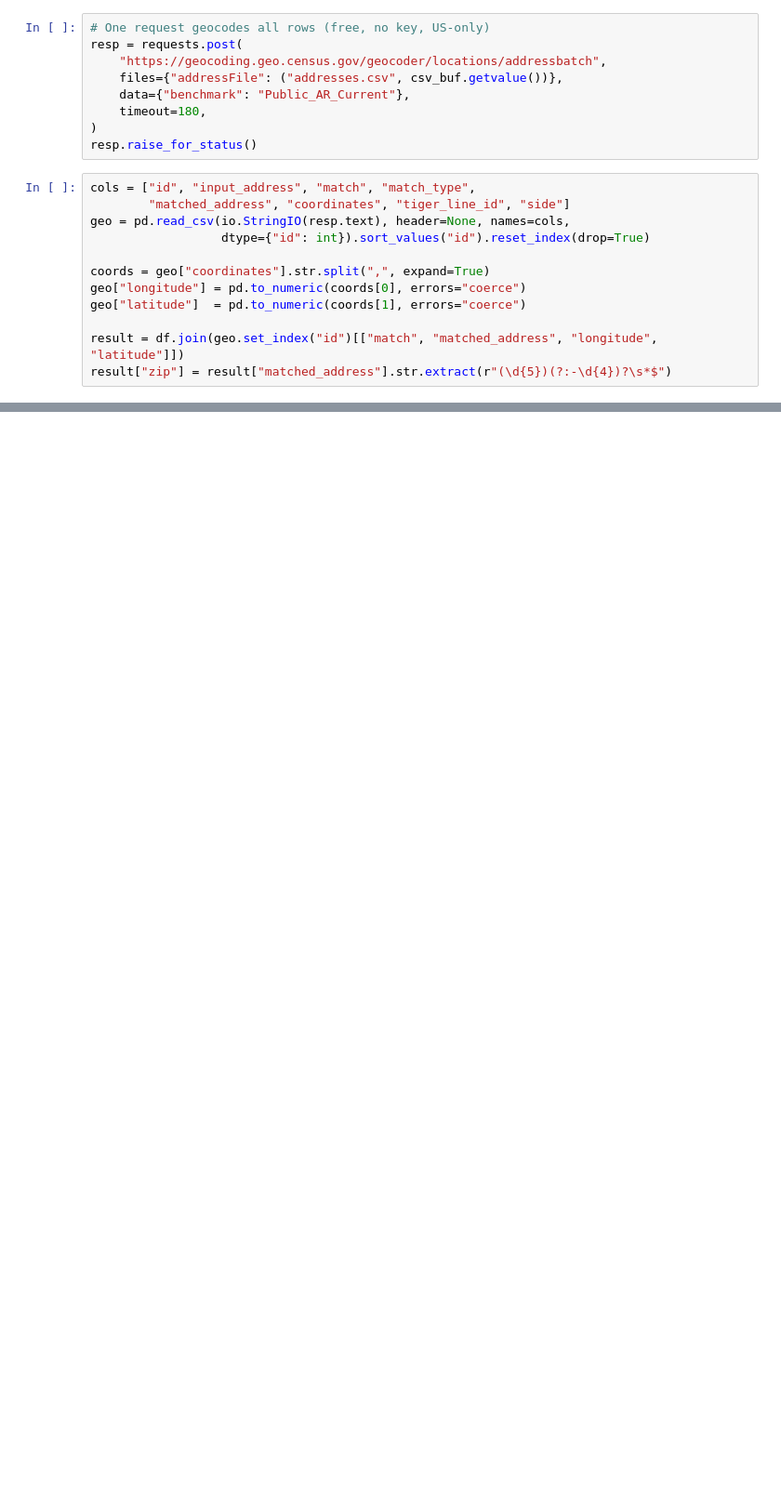
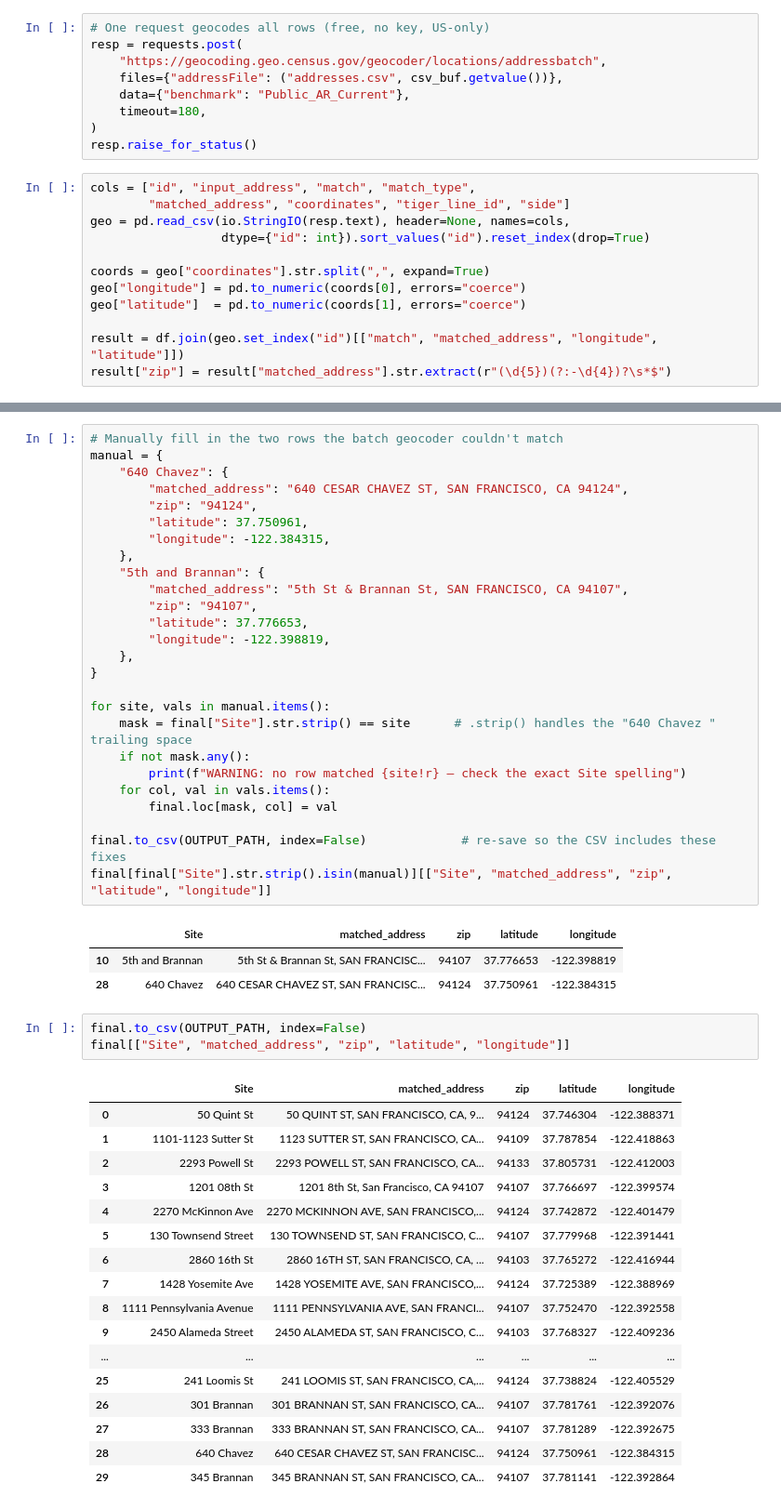
Before and after one commit to MissionLocal/2026-graphics, a Jupyter notebook: docs/av-locations/data/geocode-addresses.ipynb, the cells around one changed output, grey strips where cells are left out. Shown at 93% size. Drawn from its saved outputs; the diff is of its cells as text; blank space fills up the shorter version.

```diff
--- a/docs/av-locations/data/geocode-addresses.ipynb
+++ b/docs/av-locations/data/geocode-addresses.ipynb
@@ -130,0 +127,51 @@ final[["Site Address", "matched_address", "zip", "latitude", "longitude"]]
+# %%
+# Manually fill in the two rows the batch geocoder couldn't match
+manual = {
+    "640 Chavez": {
+        "matched_address": "640 CESAR CHAVEZ ST, SAN FRANCISCO, CA 94124",
+        "zip": "94124",
+        "latitude": 37.750961,
+        "longitude": -122.384315,
+    },
+    "5th and Brannan": {
+        "matched_address": "5th St & Brannan St, SAN FRANCISCO, CA 94107",
+        "zip": "94107",
+        "latitude": 37.776653,
+        "longitude": -122.398819,
+    },
+}
+
+for site, vals in manual.items():
+    mask = final["Site"].str.strip() == site      # .strip() handles the "640 Chavez " trailing space
+    if not mask.any():
+        print(f"WARNING: no row matched {site!r} — check the exact Site spelling")
+    for col, val in vals.items():
+        final.loc[mask, col] = val
+
+final.to_csv(OUTPUT_PATH, index=False)             # re-save so the CSV includes these fixes
+final[final["Site"].str.strip().isin(manual)][["Site", "matched_address", "zip", "latitude", "longitude"]]
+# %% [output]
+|  | Site | matched_address | zip | latitude | longitude |
+| 10 | 5th and Brannan | 5th St & Brannan St, SAN FRANCISC... | 94107 | 37.776653 | -122.398819 |
+| 28 | 640 Chavez | 640 CESAR CHAVEZ ST, SAN FRANCISC... | 94124 | 37.750961 | -122.384315 |
+# %%
+final.to_csv(OUTPUT_PATH, index=False)
+final[["Site", "matched_address", "zip", "latitude", "longitude"]]
+# %% [output]
+|  | Site | matched_address | zip | latitude | longitude |
+| 0 | 50 Quint St | 50 QUINT ST, SAN FRANCISCO, CA, 9... | 94124 | 37.746304 | -122.388371 |
+| 1 | 1101-1123 Sutter St | 1123 SUTTER ST, SAN FRANCISCO, CA... | 94109 | 37.787854 | -122.418863 |
+| 2 | 2293 Powell St | 2293 POWELL ST, SAN FRANCISCO, CA... | 94133 | 37.805731 | -122.412003 |
+| 3 | 1201 08th St | 1201 8th St, San Francisco, CA 94107 | 94107 | 37.766697 | -122.399574 |
+| 4 | 2270 McKinnon Ave | 2270 MCKINNON AVE, SAN FRANCISCO,... | 94124 | 37.742872 | -122.401479 |
+| 5 | 130 Townsend Street | 130 TOWNSEND ST, SAN FRANCISCO, C... | 94107 | 37.779968 | -122.391441 |
+| 6 | 2860 16th St | 2860 16TH ST, SAN FRANCISCO, CA, ... | 94103 | 37.765272 | -122.416944 |
+| 7 | 1428 Yosemite Ave | 1428 YOSEMITE AVE, SAN FRANCISCO,... | 94124 | 37.725389 | -122.388969 |
+| 8 | 1111 Pennsylvania Avenue | 1111 PENNSYLVANIA AVE, SAN FRANCI... | 94107 | 37.752470 | -122.392558 |
+| 9 | 2450 Alameda Street | 2450 ALAMEDA ST, SAN FRANCISCO, C... | 94103 | 37.768327 | -122.409236 |
+| ... | ... | ... | ... | ... | ... |
+| 25 | 241 Loomis St | 241 LOOMIS ST, SAN FRANCISCO, CA,... | 94124 | 37.738824 | -122.405529 |
+| 26 | 301 Brannan | 301 BRANNAN ST, SAN FRANCISCO, CA... | 94107 | 37.781761 | -122.392076 |
+| 27 | 333 Brannan | 333 BRANNAN ST, SAN FRANCISCO, CA... | 94107 | 37.781289 | -122.392675 |
+| 28 | 640 Chavez | 640 CESAR CHAVEZ ST, SAN FRANCISC... | 94124 | 37.750961 | -122.384315 |
+| 29 | 345 Brannan | 345 BRANNAN ST, SAN FRANCISCO, CA... | 94107 | 37.781141 | -122.392864 |
```
Also changed, not shown: parts of 5 cells of this notebook, 10 other files.
